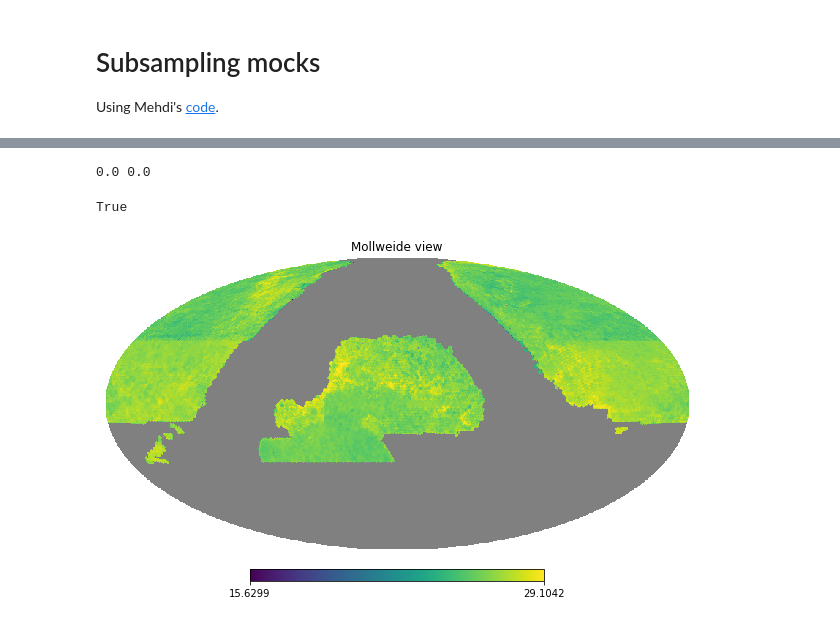
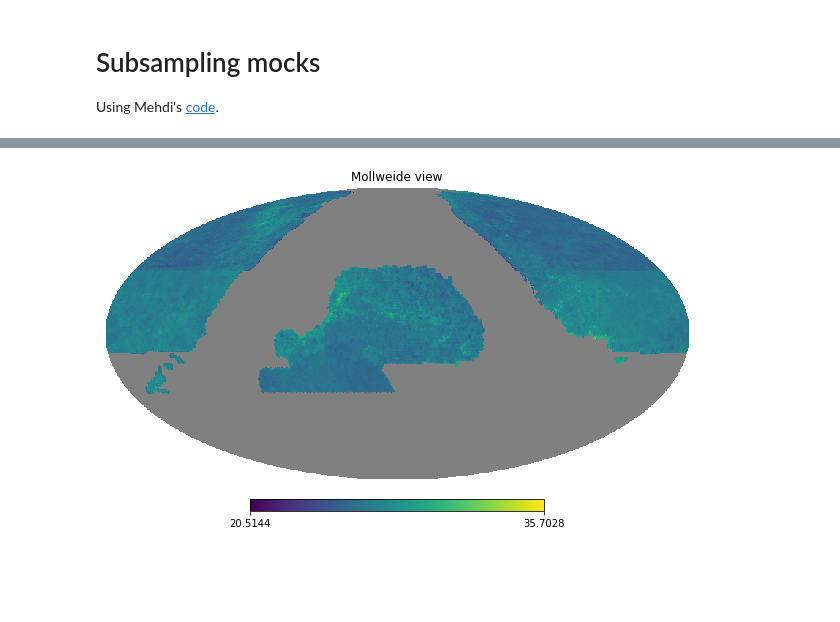
Before and after one commit to AlbertoRosado1/sysgen, a Jupyter notebook: subsample_mock_nb.ipynb, the cells around one changed output, grey strips where cells are left out. Cells and saved outputs as stored; diff of their text form; code cells hidden in the pictures; blank space fills up the shorter version.

```diff
--- a/subsample_mock_nb.ipynb
+++ b/subsample_mock_nb.ipynb
@@ -68,4 +32,4 @@ def downsample(selection_func, mock):
 # %%
 # read the mock catalog and selection function (obtained from real data)
 #mock = ft.read('/global/cfs/cdirs/desi/cosmosim/FirstGenMocks/AbacusSummit/CutSky/LRG/z0.800/')
-ngal_pred = hp.read_map('/global/cscratch1/sd/arosado/test_sysnet/windows_clean/nnwindow_88.hp256.fits')
+ngal_pred = hp.read_map('/global/cscratch1/sd/arosado/test_sysnet/windows_clean/nn-weights.hp256.fits')
@@ -112,6 +35,0 @@ hpix = np.arange(0, 12*nside*nside, dtype='i8')
-# %%
-wind1 = np.zeros(12*nside*nside)
-print(wind1.min(), wind1.max())
-wind1[hpix] += mean_window[hpix]
-# %% [output]
-0.0 0.0
@@ -121,12 +36,7 @@ wind2[:] += mean_window[:]
-# %%
-np.array_equal(wind1, wind2)
-# %% [output]
-True
-# %%
-#ft.FITS('/global/cscratch1/sd/arosado/test_sysnet/windows_clean/nnwindow_983.hp256.fits')[1]
-hp.mollview(mean_window)
-# %% [output]
-[figure, removed]
+# %%
+hp.mollview(ngal_pred)
+# %% [output]
+[figure, added]
 # %%
 # get nside from the selection function
 nside = hp.get_nside(ngal_pred)
```
Also changed, not shown: parts of 8 cells of this notebook, 1 other file.
